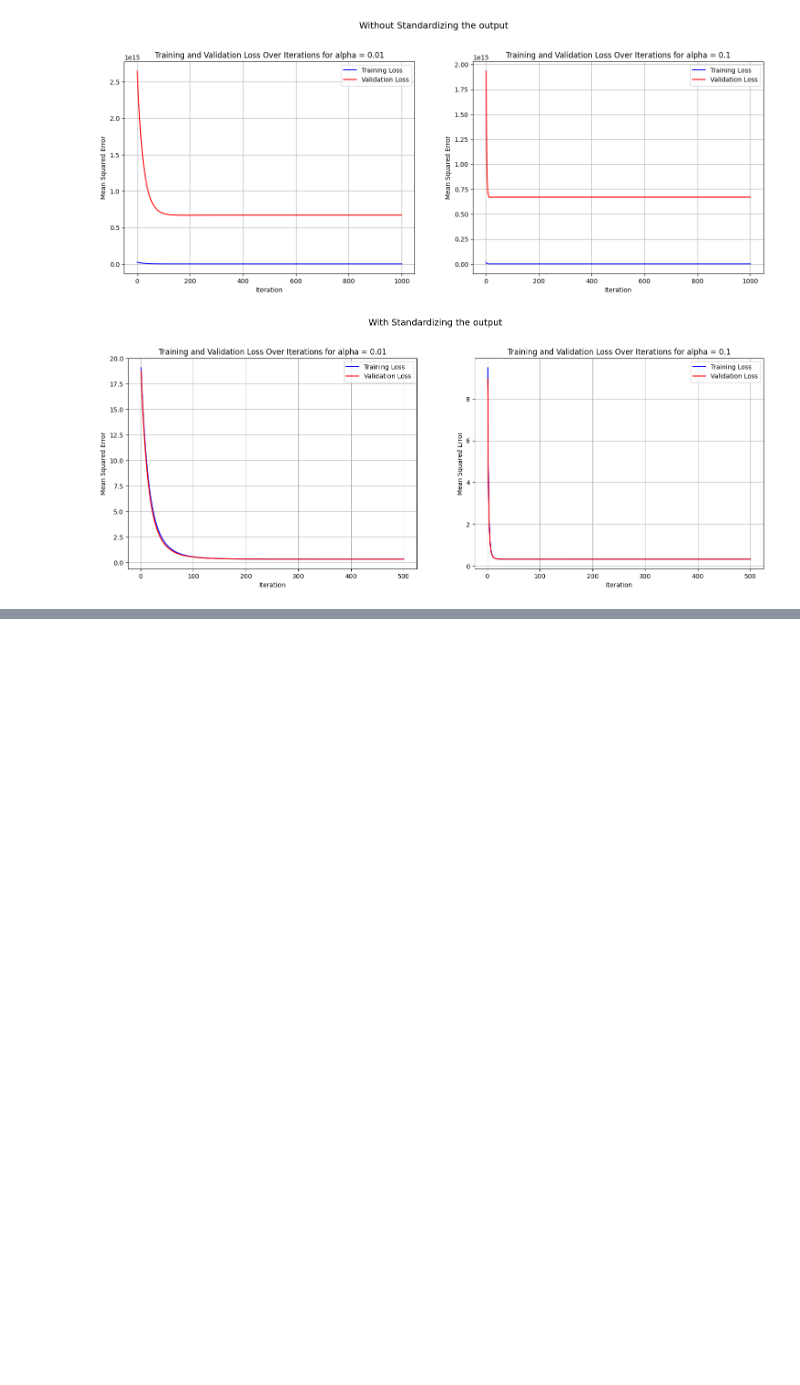
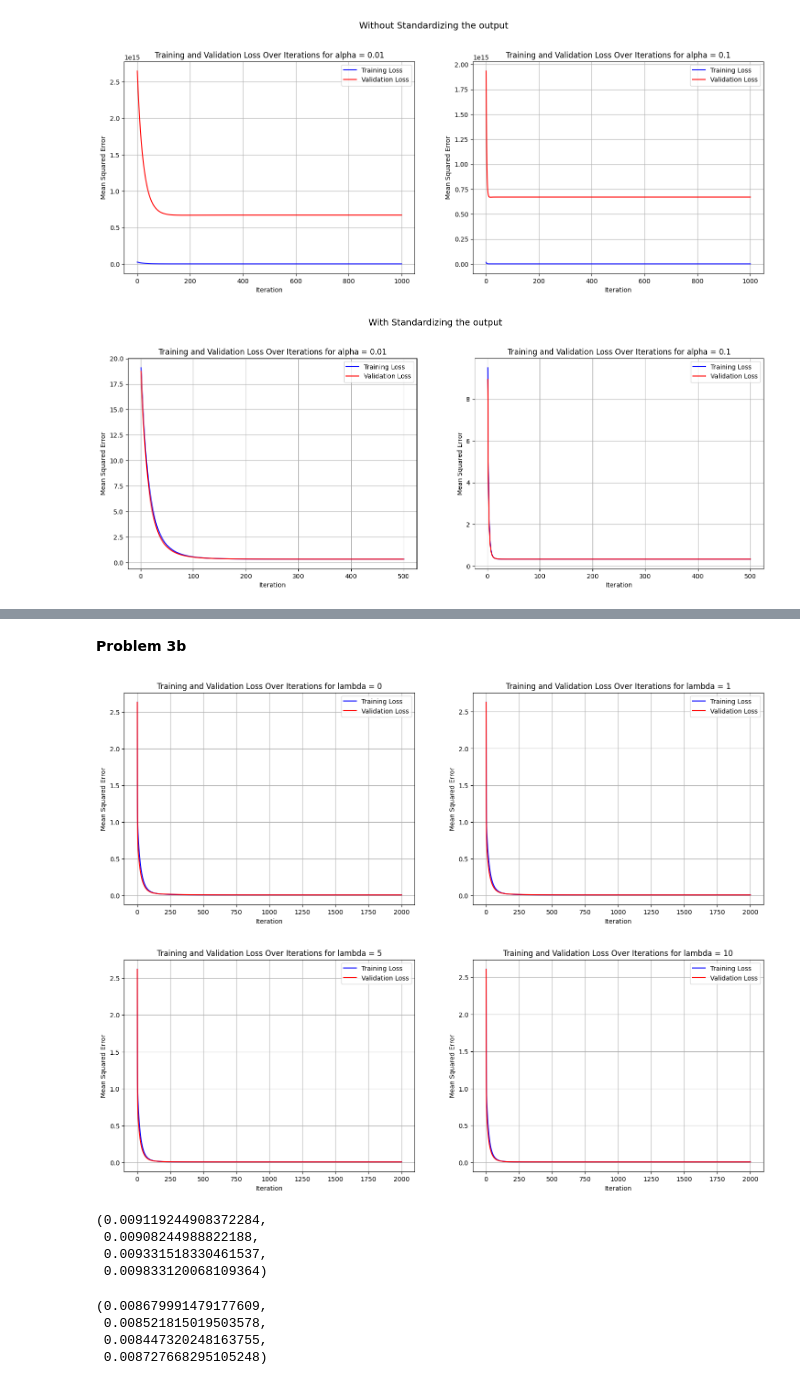
Before and after one commit to Dhanush-adk/machine_learning, a Jupyter notebook: assignment_2/LR_assignment_2.ipynb, the cells around one changed output, grey strips where cells are left out. Drawn from its saved outputs; the diff is of its cells as text; code cells hidden in the pictures; blank space fills up the shorter version.

```diff
--- a/assignment_2/LR_assignment_2.ipynb
+++ b/assignment_2/LR_assignment_2.ipynb
@@ -542,0 +640,2 @@ plt.show()
+# %% [markdown]
+**Problem 3b**
@@ -542,0 +664,60 @@ plt.show()
+# %%
+plt.figure(figsize=(18, 6))
+
+plt.subplot(1, 2, 1)
+plt.plot(range(1, len(train_loss_lambda_2_0) + 1), train_loss_lambda_2_0, color='blue', label = 'Training Loss')
+plt.plot(range(1, len(val_loss_lambda_2_0) + 1), val_loss_lambda_2_0, color='red', label = 'Validation Loss')
+plt.xlabel("Iteration")
+plt.ylabel("Mean Squared Error")
+plt.title("Training and Validation Loss Over Iterations for lambda = 0")
+plt.grid()
+plt.legend()
+
+
+plt.subplot(1, 2, 2)
+plt.plot(range(1, len(train_loss_lambda_2_1) + 1), train_loss_lambda_2_1, color='blue', label = 'Training Loss')
+plt.plot(range(1, len(val_loss_lambda_2_1) + 1), val_loss_lambda_2_1, color='red', label = 'Validation Loss')
+plt.xlabel("Iteration")
+plt.ylabel("Mean Squared Error")
+plt.title("Training and Validation Loss Over Iterations for lambda = 1")
+plt.legend()
+plt.grid()
+plt.show()
+
+plt.figure(figsize=(18, 6))
+
+plt.subplot(1, 2, 1)
+plt.plot(range(1, len(train_loss_lambda_2_5) + 1), train_loss_lambda_2_5, color='blue', label = 'Training Loss')
+plt.plot(range(1, len(val_loss_lambda_2_5) + 1), val_loss_lambda_2_5, color='red', label = 'Validation Loss')
+plt.xlabel("Iteration")
+plt.ylabel("Mean Squared Error")
+plt.title("Training and Validation Loss Over Iterations for lambda = 5")
+plt.grid()
+plt.legend()
+
+plt.subplot(1, 2, 2)
+plt.plot(range(1, len(train_loss_lambda_2_10) + 1), train_loss_lambda_2_10, color='blue', label = 'Training Loss')
+plt.plot(range(1, len(val_loss_lambda_2_10) + 1), val_loss_lambda_2_10, color='red', label = 'Validation Loss')
+plt.xlabel("Iteration")
+plt.ylabel("Mean Squared Error")
+plt.title("Training and Validation Loss Over Iterations for lambda = 10")
+plt.legend()
+plt.grid()
+plt.show()
+# %% [output]
+[figure, added]
+[figure, added]
+# %%
+train_loss_lambda_2_0[-1], train_loss_lambda_2_1[-1], train_loss_lambda_2_5[-1], train_loss_lambda_2_10[-1]
+# %% [output]
+(0.009119244908372284,
+ 0.00908244988822188,
+ 0.009331518330461537,
+ 0.009833120068109364)
+# %%
+val_loss_lambda_2_0[-1], val_loss_lambda_2_1[-1], val_loss_lambda_2_5[-1], val_loss_lambda_2_10[-1]
+# %% [output]
+(0.008679991479177609,
+ 0.008521815019503578,
+ 0.008447320248163755,
+ 0.008727668295105248)
```
Also changed, not shown: parts of 30 cells of this notebook.
